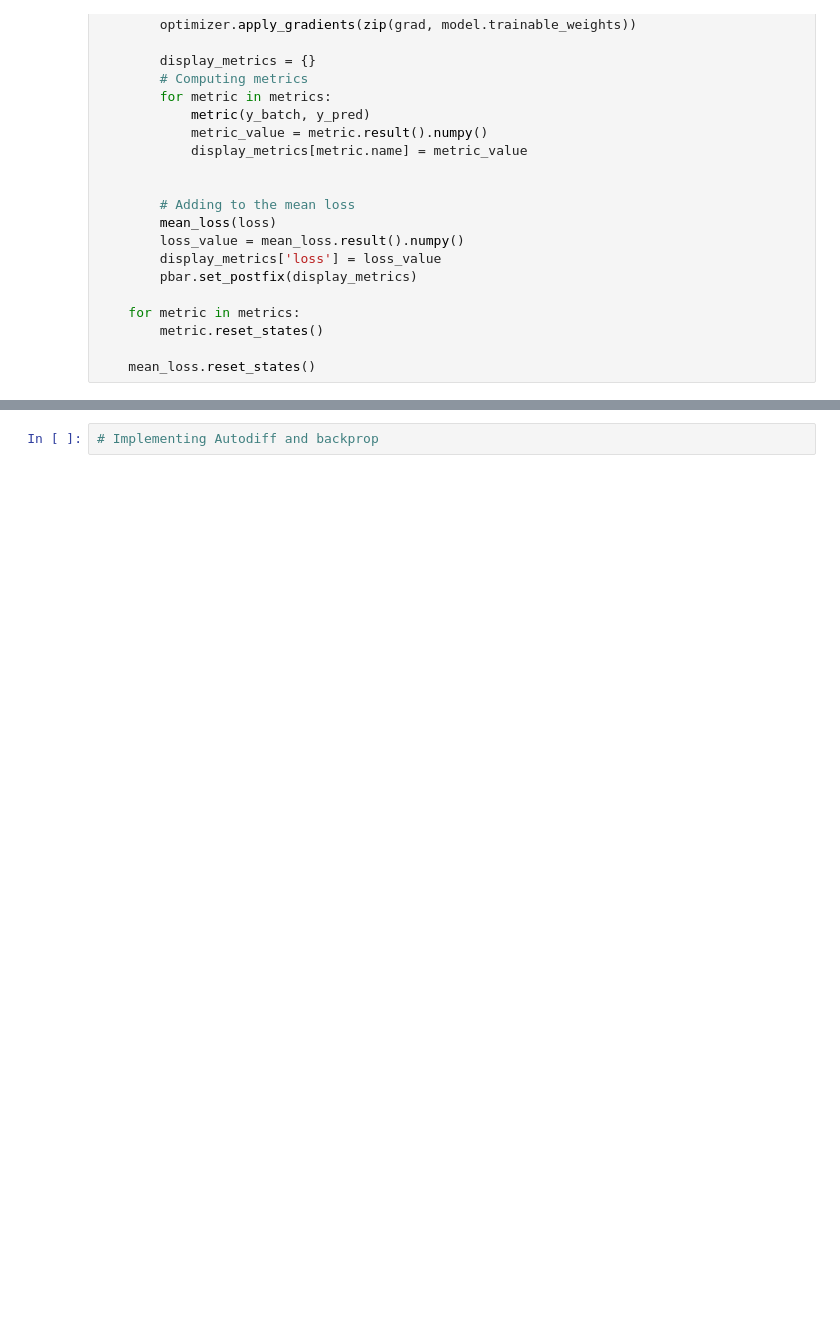
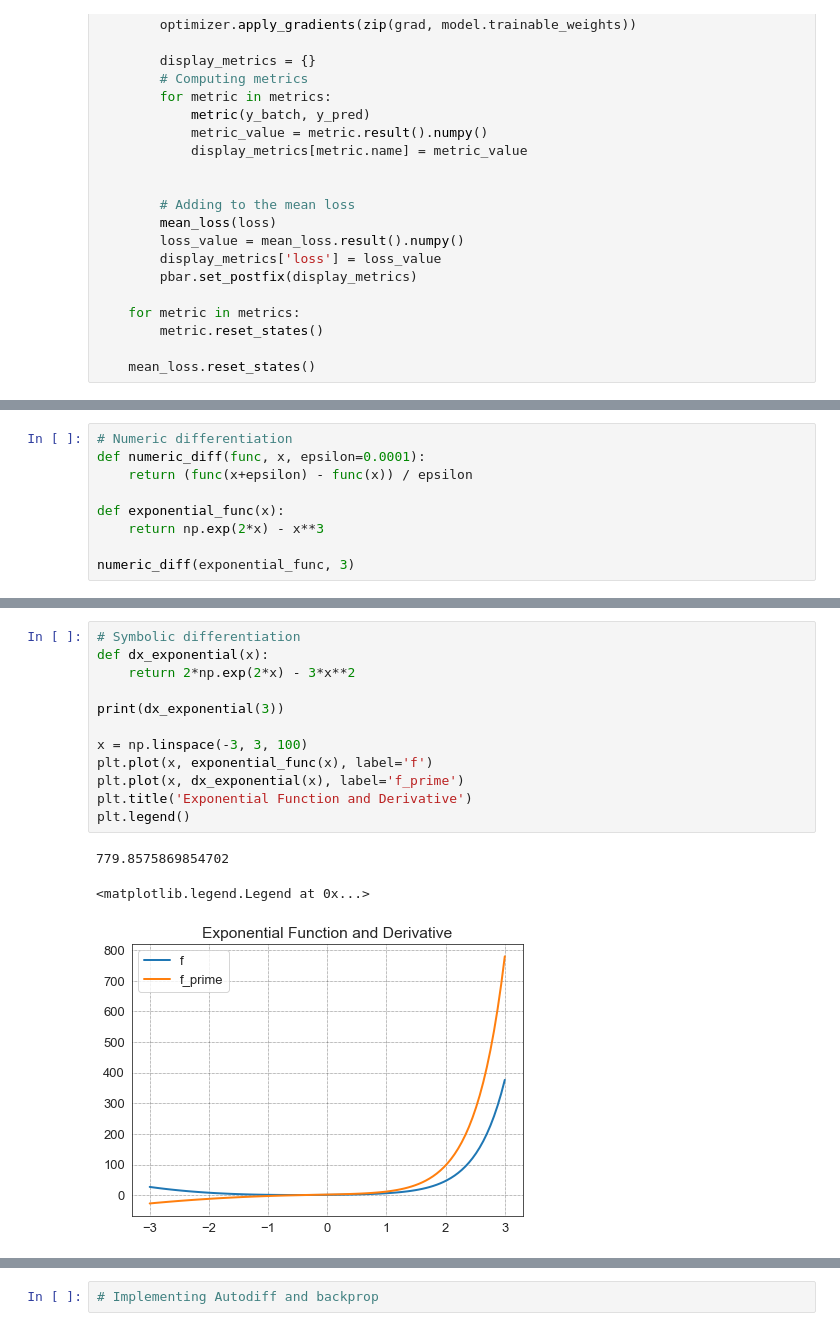
Before and after one commit to derekdhuynh/scratchnn, a Jupyter notebook: notebooks/01_mnist_mlp.ipynb, the cells around one changed output, grey strips where cells are left out. Cells and saved outputs as stored; diff of their text form; blank space fills up the shorter version.

```diff
--- a/notebooks/01_mnist_mlp.ipynb
+++ b/notebooks/01_mnist_mlp.ipynb
@@ -153,0 +172,9 @@ for epoch in range(1, epochs+1):
+# %%
+# Numeric differentiation
+def numeric_diff(func, x, epsilon=0.0001):
+    return (func(x+epsilon) - func(x)) / epsilon
+
+def exponential_func(x):
+    return np.exp(2*x) - x**3
+
+numeric_diff(exponential_func, 3)
@@ -153,0 +195,16 @@ for epoch in range(1, epochs+1):
+# %%
+# Symbolic differentiation
+def dx_exponential(x):
+    return 2*np.exp(2*x) - 3*x**2
+
+print(dx_exponential(3))
+
+x = np.linspace(-3, 3, 100)
+plt.plot(x, exponential_func(x), label='f')
+plt.plot(x, dx_exponential(x), label='f_prime')
+plt.title('Exponential Function and Derivative')
+plt.legend()
+# %% [output]
+779.8575869854702
+<matplotlib.legend.Legend at 0x...>
+[figure, added]
```
Also changed, not shown: parts of 5 cells of this notebook, 2 other files.
